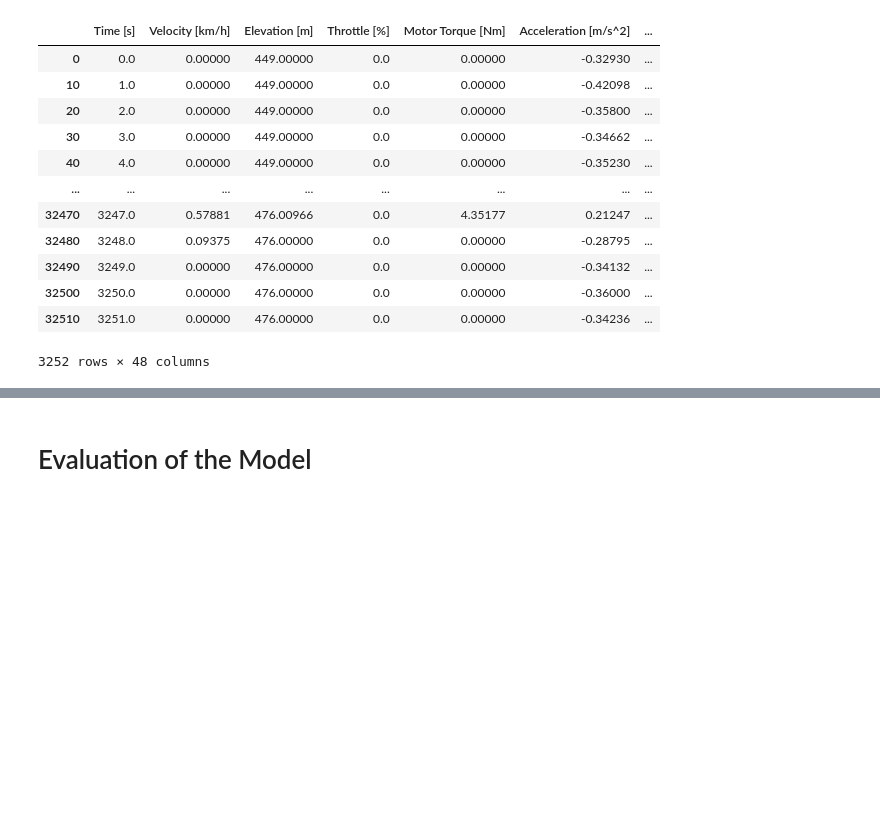
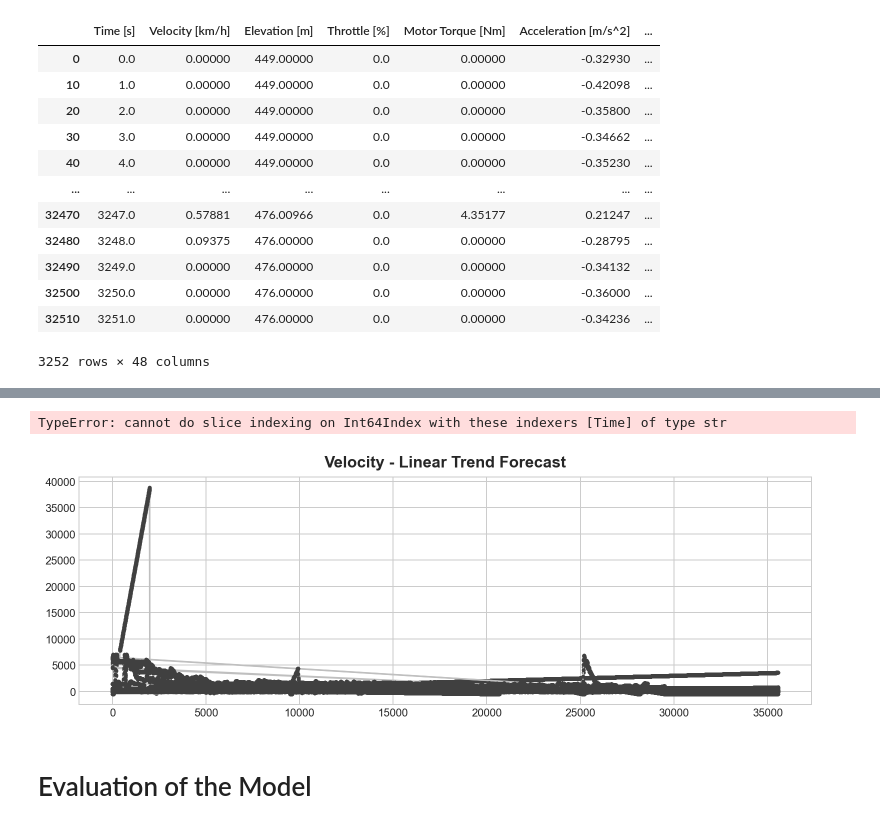
Before and after one commit to CodeChrisB/Kids-Project, a Jupyter notebook: car.ipynb, the cells around one changed output, grey strips where cells are left out. Saved outputs shown, nothing was run; the diff lists cells and outputs as text; code cells hidden in the pictures; blank space fills up the shorter version.

```diff
--- a/car.ipynb
+++ b/car.ipynb
@@ -429,3 +490,47 @@ trip# a single trip
+# %%
+###                 ###
+### TODO: Fix  this ###
+###                 ###
+
+from statsmodels.tsa.deterministic import DeterministicProcess
+
+bTr = bigTrip.dropna()
+
+plot_params = dict(
+    color="0.75",
+    style=".-",
+    markeredgecolor="0.25",
+    markerfacecolor="0.25",
+    legend=False,
+)
+
+dp = DeterministicProcess(
+    index=bTr.index,  # dates from the training data
+    constant=True,       # dummy feature for the bias (y_intercept)
+    order=1,             # the time dummy (trend)
+    drop=True,           # drop terms if necessary to avoid collinearity
+)
+
+X = dp.in_sample()
+
+y = bTr["Velocity"]
+
+model = LinearRegression(fit_intercept=False)
+model.fit(X, y)
+
+y_pred = pd.Series(model.predict(X), index=X.index)
+
+X = dp.out_of_sample(steps=30)
+
+y_fore = pd.Series(model.predict(X), index=X.index)
+
+ax = bTr.plot(title="Velocity - Linear Trend Forecast", **plot_params)
+ax = y_pred["Time":].plot(ax=ax, linewidth=3, label="Trent")
+ax = y_fore["Time":].plot(ax=ax, linewidth=3, label="Trend Forecast", color="C3")
+_ = ax.legend()
+# %% [output]
+TypeError: cannot do slice indexing on Int64Index with these indexers [Time] of type str
+[figure, added]
 # %% [markdown]
 # Evaluation of the Model
 # %%
```
Also changed, not shown: parts of 9 cells of this notebook, 3 other files.
